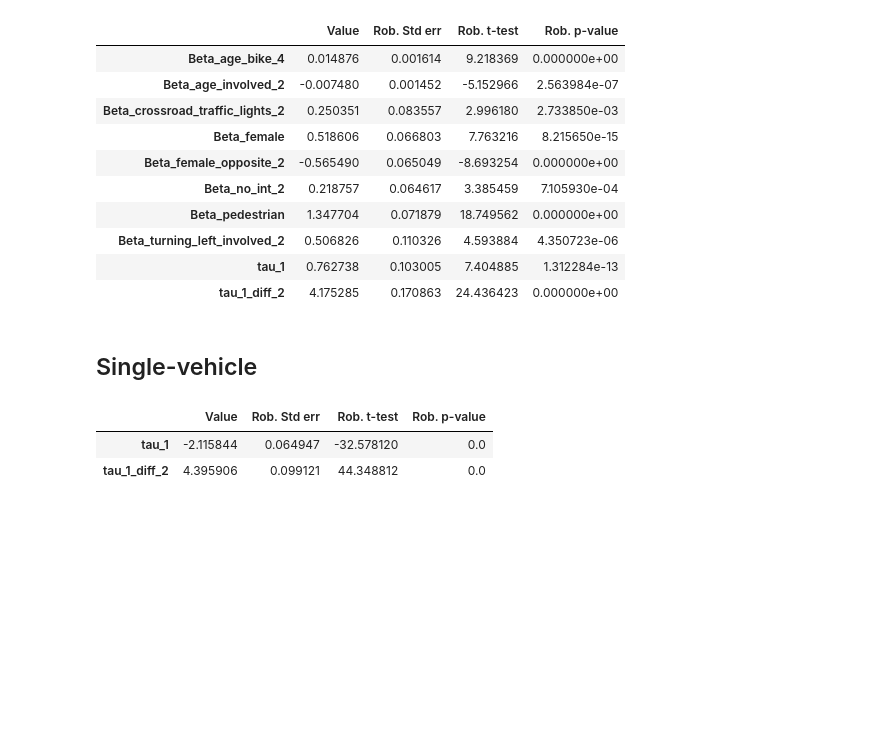
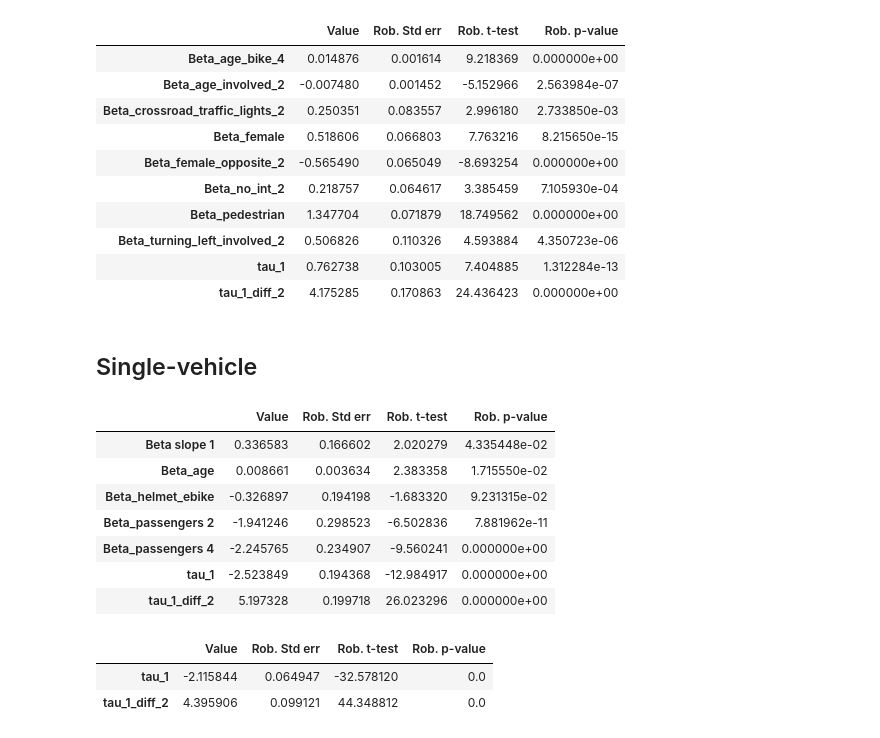
Before and after one commit to martin1207/modeling-mmv-severity, a Jupyter notebook: models.ipynb, the cells around one changed output. Cells and saved outputs as stored; diff of their text form; code cells hidden in the pictures; blank space fills up the shorter version.

```diff
--- a/models.ipynb
+++ b/models.ipynb
@@ -1397,9 +1397,8 @@ Beta_jacket_s = Beta('Beta_jacket_s', 0, None, None, 0)
 Beta_jacket_mixed = Beta_jacket_mean + Beta_jacket_s * bioDraws('Beta_jacket_mean', 'NORMAL')
 
 utility_sv = (
-    Beta_age_bike * age *(bike +ebike) +
-    Beta_age_e_scooter * age * e_scooter +
-    Beta_passengers_2_mixed* passenger
+    Beta_age * age  +
+    Beta_passengers_2* passenger
 + Beta_slope_1*slope
 +Beta_helmet_ebike*Helmet*ebike
 + Beta_passengers_4*driver*(passengers==1)
@@ -1407,22 +1406,31 @@ utility_sv = (
 # %%
 model_name = 'ordered_probit_sinv'
 
 tau_1 = Beta('tau_1', 1, None, None, 0)
 
 # :math:`\tau_2 = \tau_2 + \delta_2`
 the_proba = ordered_probit(
     continuous_value=utility_sv,
     list_of_discrete_values=[1, 2, 3],
     tau_parameter=tau_1,
 )
 
 the_chosen_proba = Elem(the_proba, severity)
 
-logprob = log(MonteCarlo(the_chosen_proba))
-model_solo_2 = bio.BIOGEME(database_alone, logprob, number_of_draws=10000)
+logprob = log((the_chosen_proba))
+model_solo_2 = bio.BIOGEME(database_alone, logprob)
 model_solo_2.modelName = model_name
 results_solo_2 = model_solo_2.estimate()
 results_solo_2.get_estimated_parameters()
+# %% [output]
+|  | Value | Rob. Std err | Rob. t-test | Rob. p-value |
+| Beta slope 1 | 0.336583 | 0.166602 | 2.020279 | 4.335448e-02 |
+| Beta_age | 0.008661 | 0.003634 | 2.383358 | 1.715550e-02 |
+| Beta_helmet_ebike | -0.326897 | 0.194198 | -1.683320 | 9.231315e-02 |
+| Beta_passengers 2 | -1.941246 | 0.298523 | -6.502836 | 7.881962e-11 |
+| Beta_passengers 4 | -2.245765 | 0.234907 | -9.560241 | 0.000000e+00 |
+| tau_1 | -2.523849 | 0.194368 | -12.984917 | 0.000000e+00 |
+| tau_1_diff_2 | 5.197328 | 0.199718 | 26.023296 | 0.000000e+00 |
 # %%
 model_name = 'ordered_logit_s_init'
 
```
